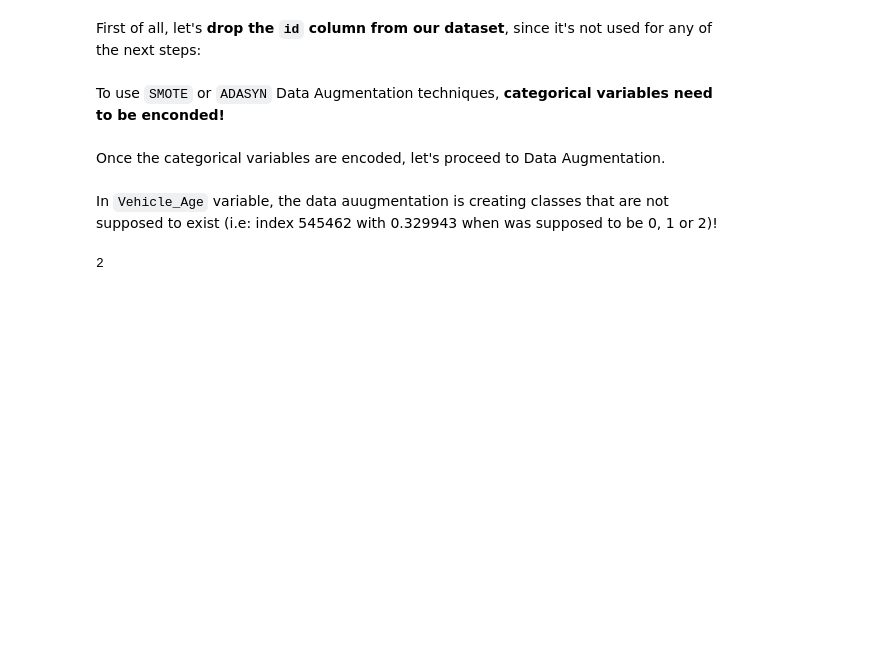
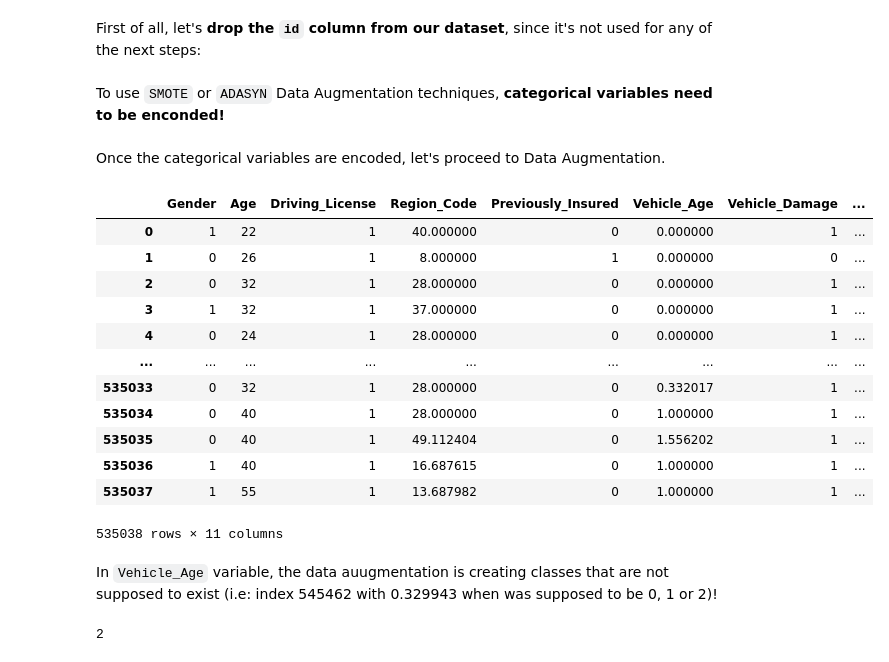
Before and after one commit to HugoTex98/Health-Insurance-Cross-Sell-Prediction, a Jupyter notebook: Health_Insurance_Cross_Sell_Prediction.ipynb, the cells around one changed output. Cells and saved outputs as stored; diff of their text form; code cells hidden in the pictures; blank space fills up the shorter version.

Commit message:
In Health_Insurance_Cross_Sell_Prediction.ipynb changed data augmentation to borderline smote since gives more sparser new values in numeric variables

```diff
--- a/Health_Insurance_Cross_Sell_Prediction.ipynb
+++ b/Health_Insurance_Cross_Sell_Prediction.ipynb
@@ -981,9 +981,23 @@ Once the categorical variables are encoded, let's proceed to Data Augmentation.
 # Instantiate Data Augmentation object
 data_augmentation = Augmentation(df_train_categorical_encoded, "Response")
 # %%
-data_augmentation.adasyn_augmentation()
-df_train_aug = data_augmentation.adasyn_df_train_modified
+data_augmentation.borderline_smote_augmentation()
+df_train_aug = data_augmentation.bordersmote_df_train_modified
 df_train_aug
+# %% [output]
+|  | Gender | Age | Driving_License | Region_Code | Previously_Insured | Vehicle_Age | Vehicle_Damage | ... |
+| 0 | 1 | 22 | 1 | 40.000000 | 0 | 0.000000 | 1 | ... |
+| 1 | 0 | 26 | 1 | 8.000000 | 1 | 0.000000 | 0 | ... |
+| 2 | 0 | 32 | 1 | 28.000000 | 0 | 0.000000 | 1 | ... |
+| 3 | 1 | 32 | 1 | 37.000000 | 0 | 0.000000 | 1 | ... |
+| 4 | 0 | 24 | 1 | 28.000000 | 0 | 0.000000 | 1 | ... |
+| ... | ... | ... | ... | ... | ... | ... | ... | ... |
+| 535033 | 0 | 32 | 1 | 28.000000 | 0 | 0.332017 | 1 | ... |
+| 535034 | 0 | 40 | 1 | 28.000000 | 0 | 1.000000 | 1 | ... |
+| 535035 | 0 | 40 | 1 | 49.112404 | 0 | 1.556202 | 1 | ... |
+| 535036 | 1 | 40 | 1 | 16.687615 | 0 | 1.000000 | 1 | ... |
+| 535037 | 1 | 55 | 1 | 13.687982 | 0 | 1.000000 | 1 | ... |
+535038 rows × 11 columns
 # %% [markdown]
 In `Vehicle_Age` variable, the data auugmentation is creating classes that are not supposed to exist (i.e: index 545462 with 0.329943 when was supposed to be 0, 1 or 2)!
 # %%
```
Also changed, not shown: parts of 2 cells of this notebook.
